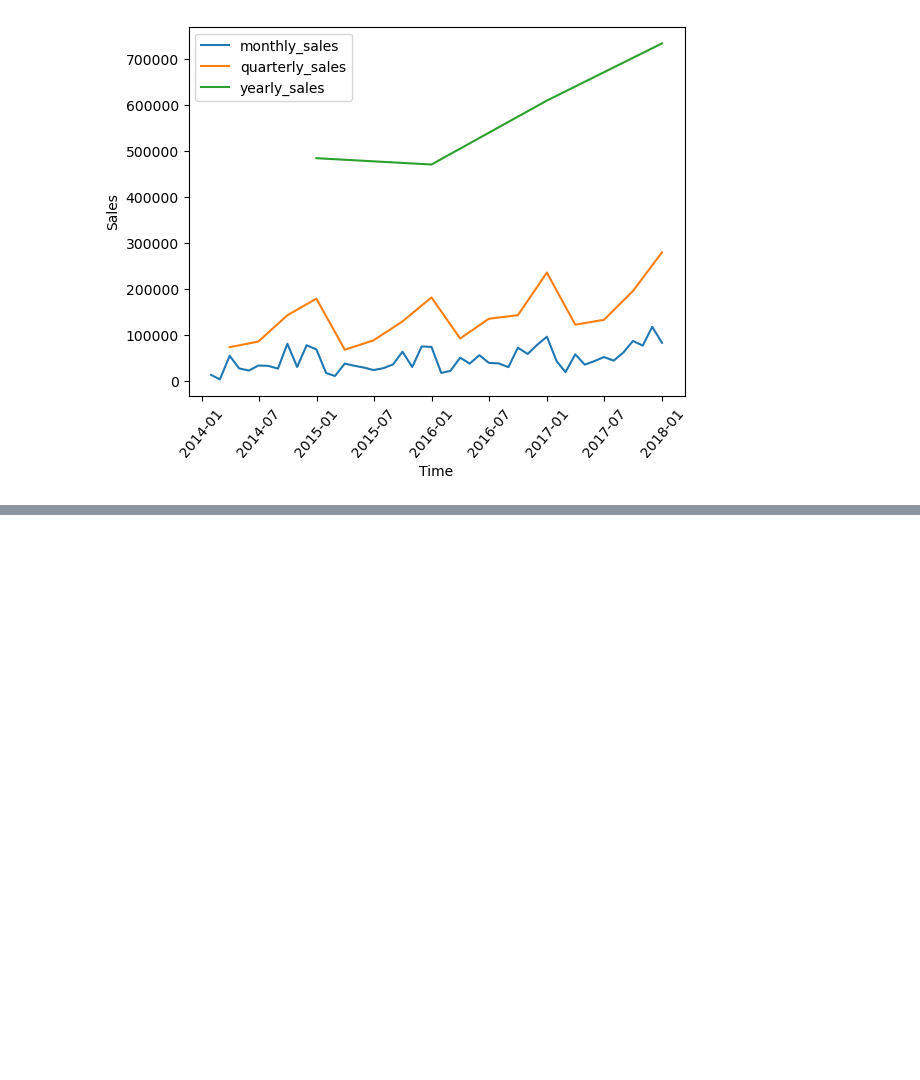
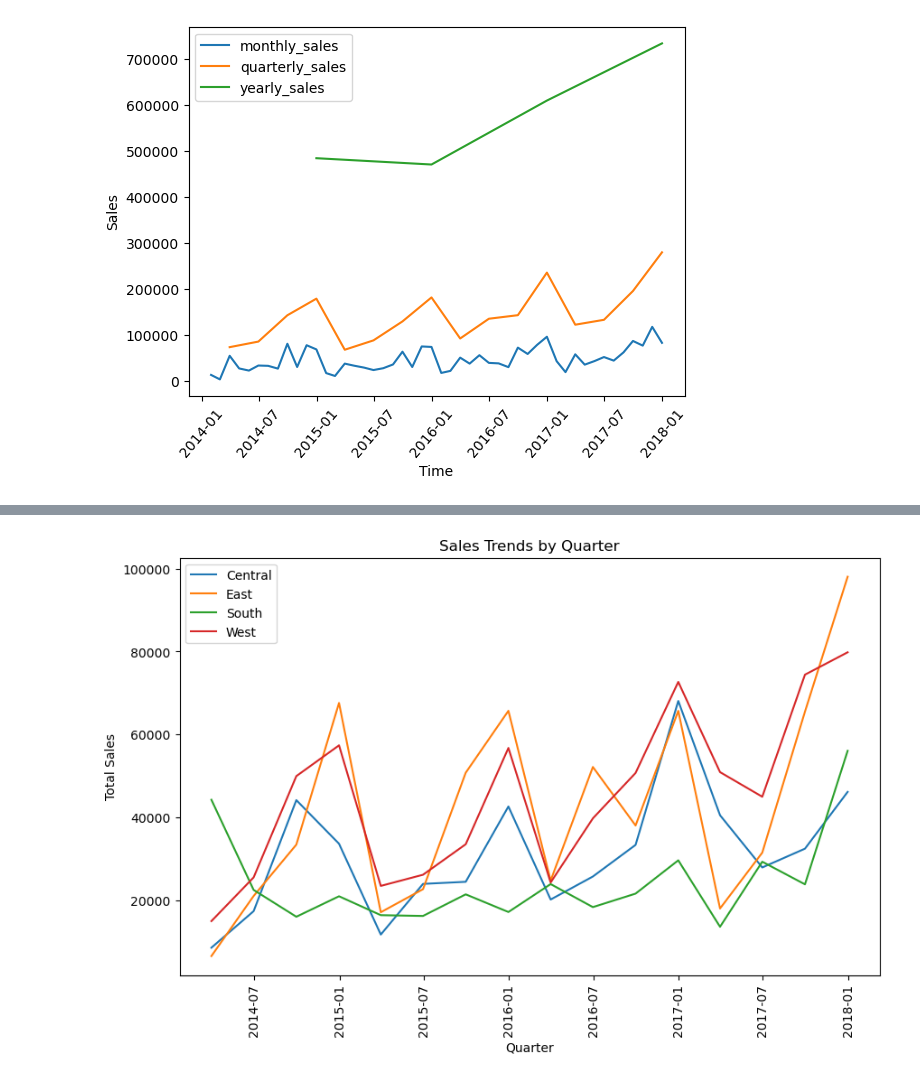
Before and after one commit to AdekanleIsrael/Analysis_With_Super_Store_Data, a Jupyter notebook: Superstore.ipynb, the cells around one changed output, grey strips where cells are left out. Cells and saved outputs as stored; diff of their text form; code cells hidden in the pictures; blank space fills up the shorter version.

```diff
--- a/Superstore.ipynb
+++ b/Superstore.ipynb
@@ -263,0 +322,17 @@ from statsmodels.tsa.arima.model import ARIMA
+# %%
+# Group the data by quarter and region or category
+sales_by_quarter = df.groupby([pd.Grouper(key='Order Date', freq='Q'), 'Region'])['Sales'].sum()
+
+# Plot a line chart
+fig, ax = plt.subplots(figsize=(10, 6))
+for region in sales_by_quarter.index.get_level_values('Region').unique():
+    ax.plot(sales_by_quarter.loc[:, region].index, sales_by_quarter.loc[:, region].values, label=region)
+
+plt.xticks(rotation=90)
+ax.set_xlabel('Quarter')
+ax.set_ylabel('Total Sales')
+ax.set_title('Sales Trends by Quarter')
+ax.legend()
+plt.show()
+# %% [output]
+[figure, added]
```
Also changed, not shown: parts of 15 cells of this notebook.
